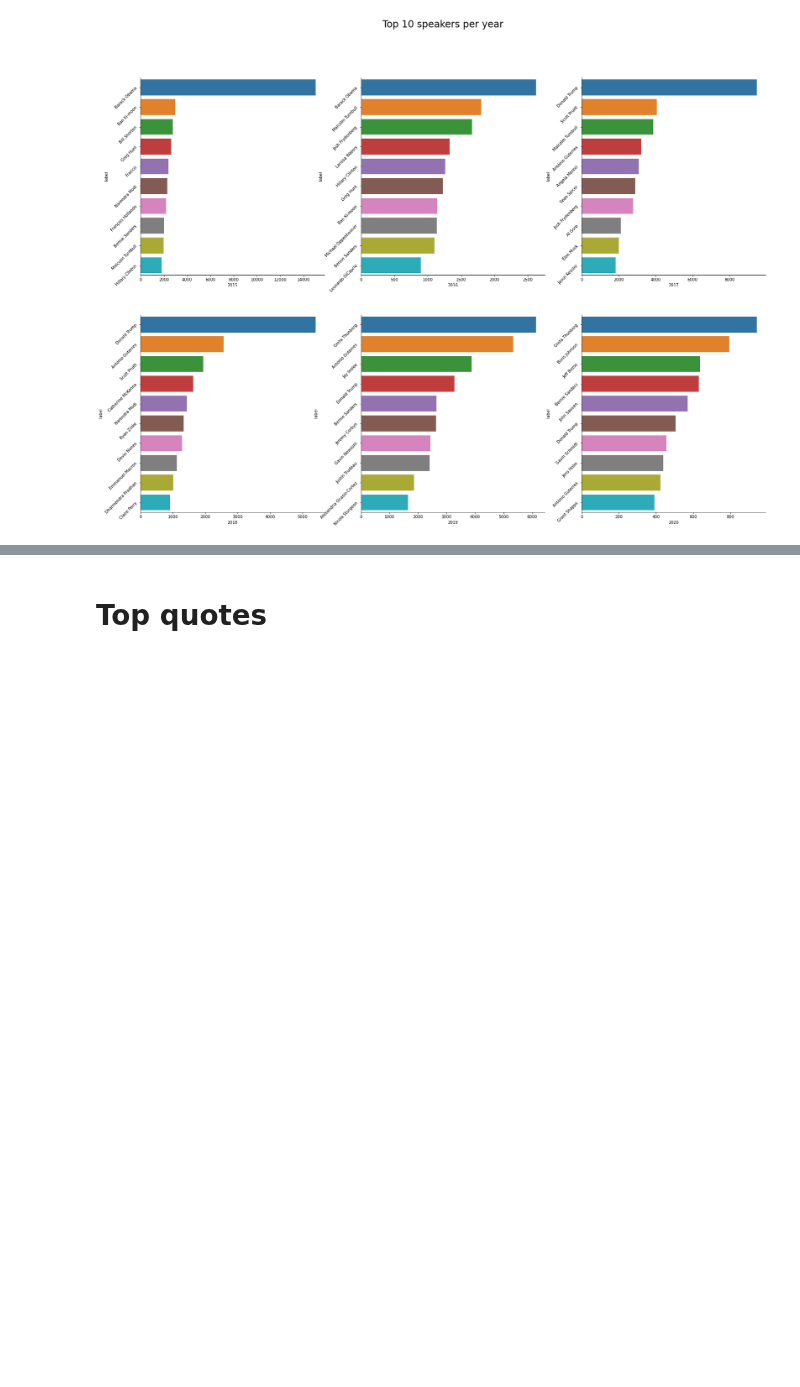
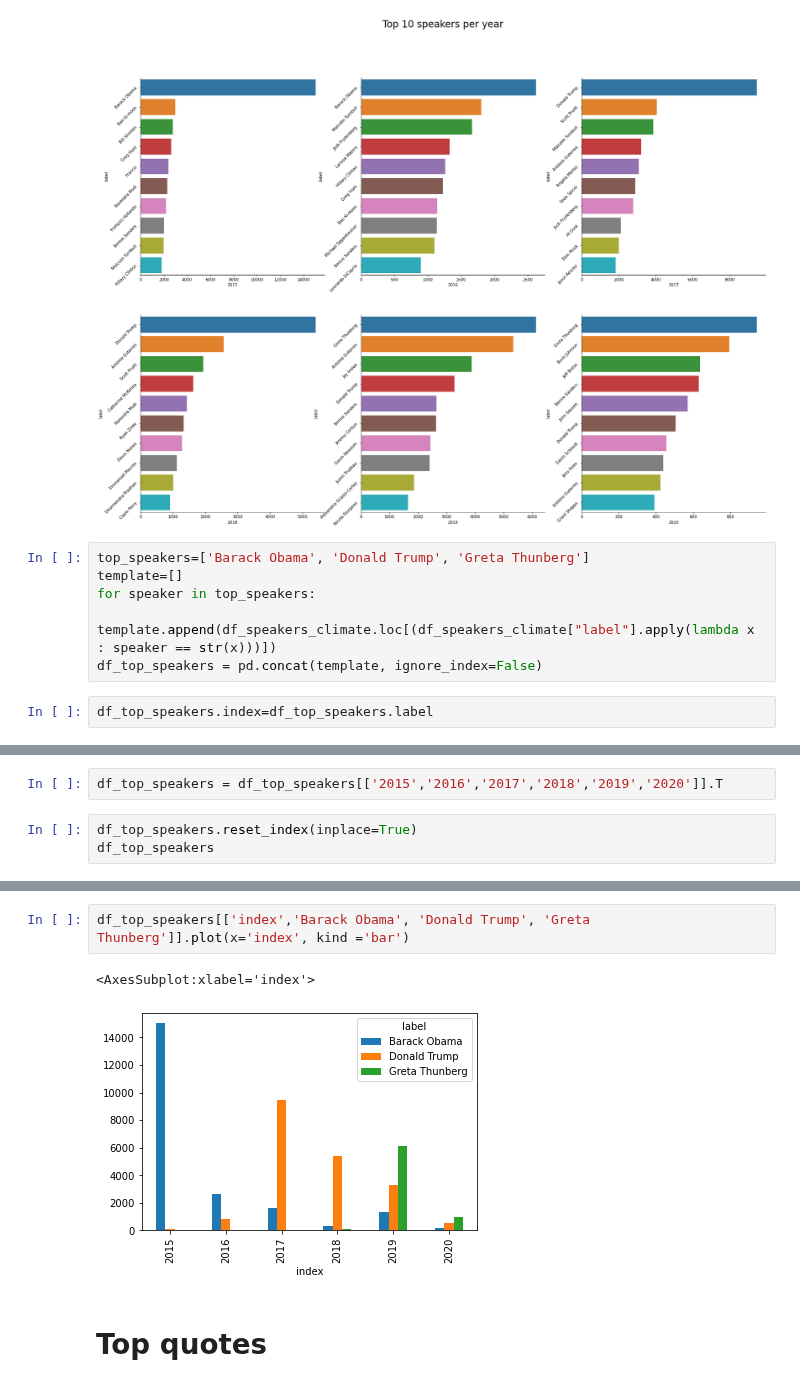
Before and after one commit to epfl-ada/ada-2021-project-avada-kedavra, a Jupyter notebook: Majority_representation.ipynb, the cells around one changed output, grey strips where cells are left out. Drawn from its saved outputs; the diff is of its cells as text; blank space fills up the shorter version.

```diff
--- a/Majority_representation.ipynb
+++ b/Majority_representation.ipynb
@@ -190,3 +173,11 @@ for key, value in fig_dic.items():
     sns.despine()
 # %% [output]
 [figure]
+# %%
+top_speakers=['Barack Obama', 'Donald Trump', 'Greta Thunberg']
+template=[]
+for speaker in top_speakers:
+    template.append(df_speakers_climate.loc[(df_speakers_climate["label"].apply(lambda x : speaker == str(x)))])
+df_top_speakers = pd.concat(template, ignore_index=False)
+# %%
+df_top_speakers.index=df_top_speakers.label
@@ -192,0 +192,5 @@ for key, value in fig_dic.items():
+# %%
+df_top_speakers = df_top_speakers[['2015','2016','2017','2018','2019','2020']].T
+# %%
+df_top_speakers.reset_index(inplace=True)
+df_top_speakers
@@ -193,2 +205,7 @@ for key, value in fig_dic.items():
+# %%
+df_top_speakers[['index','Barack Obama', 'Donald Trump', 'Greta Thunberg']].plot(x='index', kind ='bar')
+# %% [output]
+<AxesSubplot:xlabel='index'>
+[figure, added]
 # %% [markdown]
 # Top quotes
```
Also changed, not shown: parts of 6 cells of this notebook.
